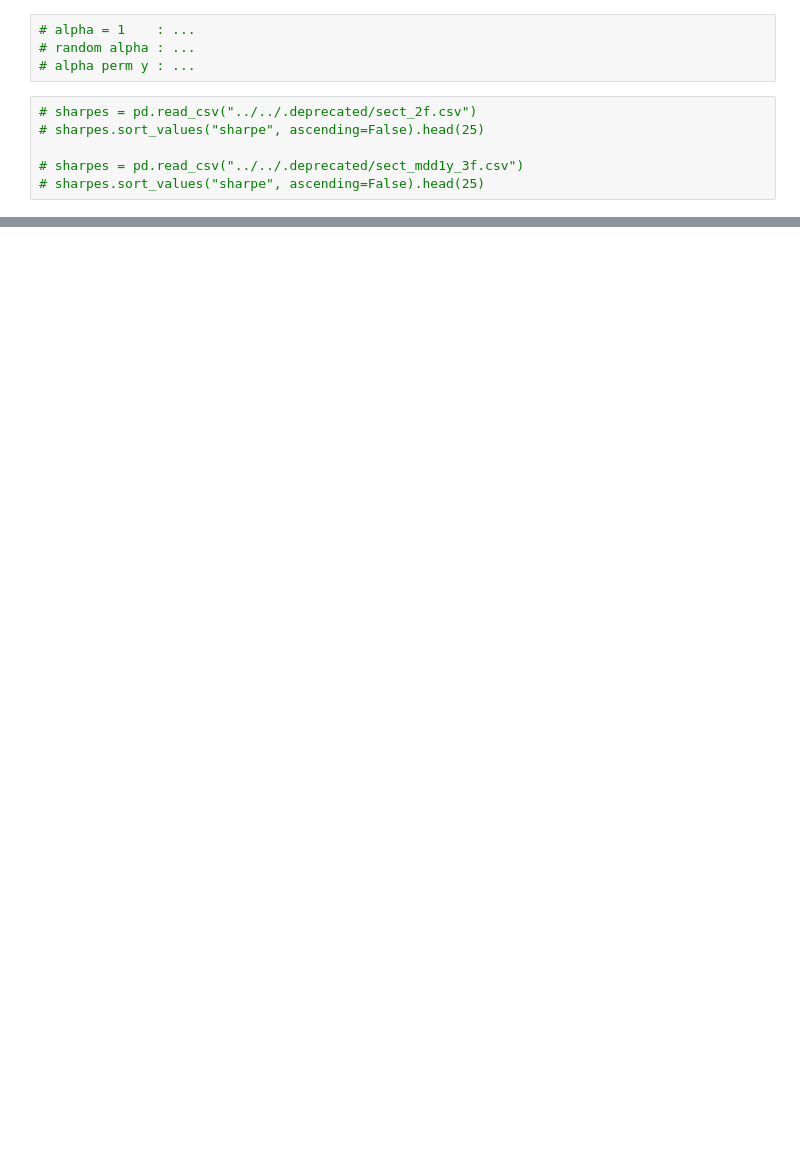
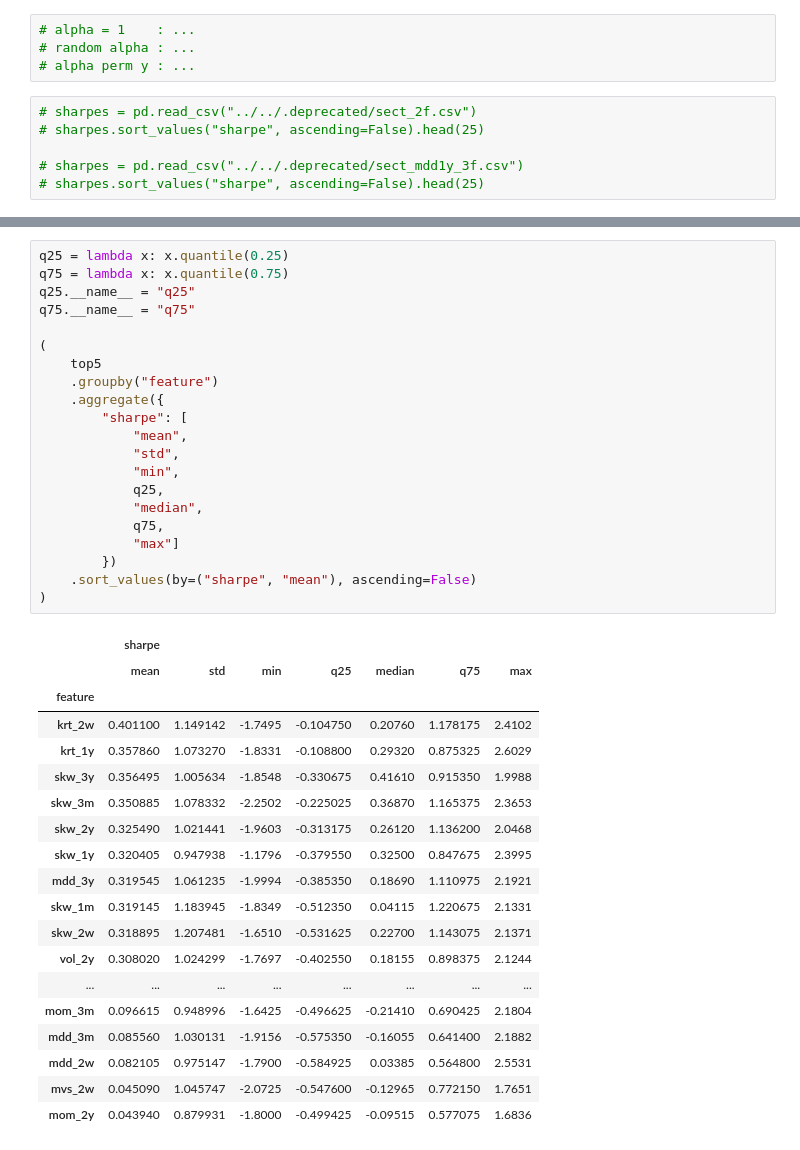
Before and after one commit to codezart44/portfolio-opt, a Jupyter notebook: src/popt/test.ipynb, the cells around one changed output, grey strips where cells are left out. Cells and saved outputs as stored; diff of their text form; blank space fills up the shorter version.

```diff
--- a/src/popt/test.ipynb
+++ b/src/popt/test.ipynb
@@ -399,0 +418,41 @@ ref.describe().T
+# %%
+q25 = lambda x: x.quantile(0.25)
+q75 = lambda x: x.quantile(0.75)
+q25.__name__ = "q25"
+q75.__name__ = "q75"
+
+(
+    top5
+    .groupby("feature")
+    .aggregate({
+        "sharpe": [
+            "mean",
+            "std",
+            "min",
+            q25,
+            "median",
+            q75,
+            "max"]
+        })
+    .sort_values(by=("sharpe", "mean"), ascending=False)
+)
+# %% [output]
+|  | sharpe |  |  |  |  |  |  |
+|  | mean | std | min | q25 | median | q75 | max |
+| feature |  |  |  |  |  |  |  |
+| krt_2w | 0.401100 | 1.149142 | -1.7495 | -0.104750 | 0.20760 | 1.178175 | 2.4102 |
+| krt_1y | 0.357860 | 1.073270 | -1.8331 | -0.108800 | 0.29320 | 0.875325 | 2.6029 |
+| skw_3y | 0.356495 | 1.005634 | -1.8548 | -0.330675 | 0.41610 | 0.915350 | 1.9988 |
+| skw_3m | 0.350885 | 1.078332 | -2.2502 | -0.225025 | 0.36870 | 1.165375 | 2.3653 |
+| skw_2y | 0.325490 | 1.021441 | -1.9603 | -0.313175 | 0.26120 | 1.136200 | 2.0468 |
+| skw_1y | 0.320405 | 0.947938 | -1.1796 | -0.379550 | 0.32500 | 0.847675 | 2.3995 |
+| mdd_3y | 0.319545 | 1.061235 | -1.9994 | -0.385350 | 0.18690 | 1.110975 | 2.1921 |
+| skw_1m | 0.319145 | 1.183945 | -1.8349 | -0.512350 | 0.04115 | 1.220675 | 2.1331 |
+| skw_2w | 0.318895 | 1.207481 | -1.6510 | -0.531625 | 0.22700 | 1.143075 | 2.1371 |
+| vol_2y | 0.308020 | 1.024299 | -1.7697 | -0.402550 | 0.18155 | 0.898375 | 2.1244 |
+| ... | ... | ... | ... | ... | ... | ... | ... |
+| mom_3m | 0.096615 | 0.948996 | -1.6425 | -0.496625 | -0.21410 | 0.690425 | 2.1804 |
+| mdd_3m | 0.085560 | 1.030131 | -1.9156 | -0.575350 | -0.16055 | 0.641400 | 2.1882 |
+| mdd_2w | 0.082105 | 0.975147 | -1.7900 | -0.584925 | 0.03385 | 0.564800 | 2.5531 |
+| mvs_2w | 0.045090 | 1.045747 | -2.0725 | -0.547600 | -0.12965 | 0.772150 | 1.7651 |
+| mom_2y | 0.043940 | 0.879931 | -1.8000 | -0.499425 | -0.09515 | 0.577075 | 1.6836 |
```
Also changed, not shown: parts of 15 cells of this notebook, 12 other files.
